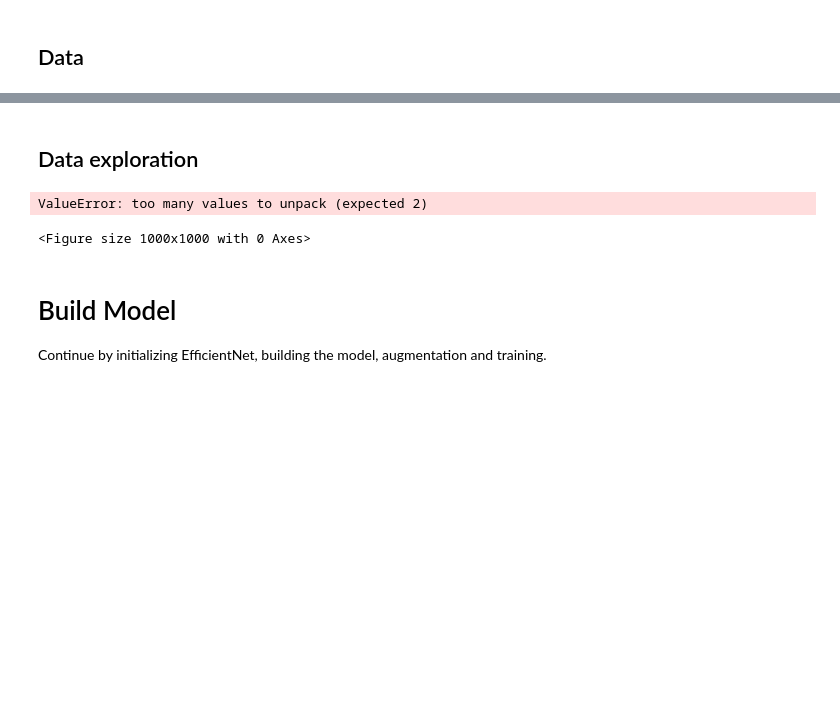
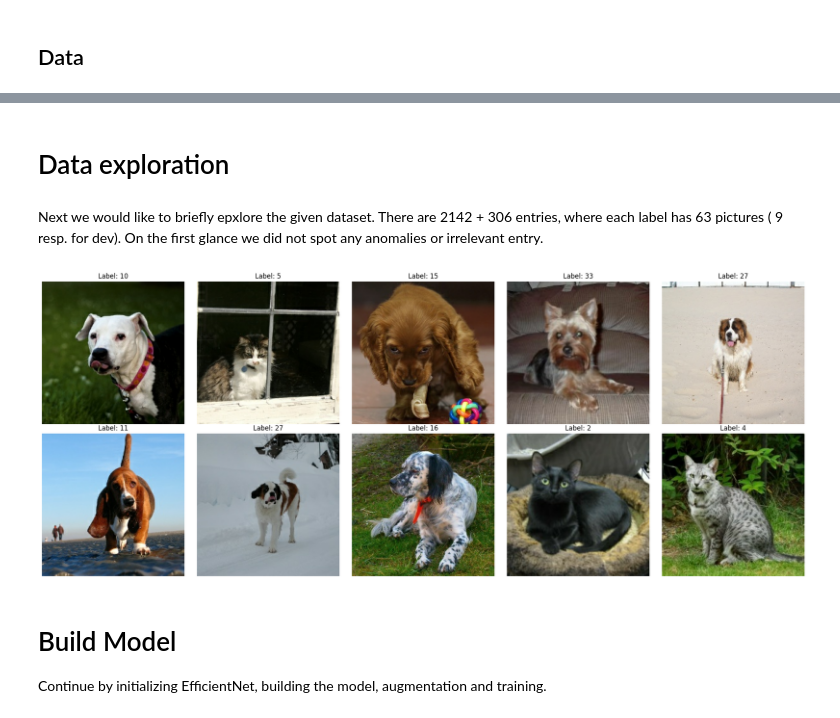
Before and after one commit to ancabenca/ds2-hw, a Jupyter notebook: Assigment2/DS_2_2024_HW2_template.ipynb, the cells around one changed output, grey strips where cells are left out. Cells and saved outputs as stored; diff of their text form; code cells hidden in the pictures; blank space fills up the shorter version.

```diff
--- a/Assigment2/DS_2_2024_HW2_template.ipynb
+++ b/Assigment2/DS_2_2024_HW2_template.ipynb
@@ -48,19 +68,29 @@ with open("hw2_outofsample.pickle", 'rb') as f:
     test = pickle.load(f)
 test = tf.data.Dataset.from_tensor_slices(test) # see https://www.tensorflow.org/api_docs/python/tf/data/Dataset
 # %% [markdown]
-## Data exploration
+# Data exploration
+# %% [markdown]
+Next we would like to briefly epxlore the given dataset. There are 2142 + 306 entries, where each label has 63 pictures ( 9 resp. for dev). On the first glance we did not spot any anomalies or irrelevant entry.
 # %%
-# Plot it
-plt.figure(figsize=(10, 10))
-for i, (image, label) in enumerate(train.take(9)):
-    ax = plt.subplot(3, 3, i + 1)
-    plt.imshow(image.numpy())
-    plt.title(int(label))
-    plt.axis('off')
-    plt.plot()
+def display_images(dataset, num_images):
+    columns = 5
+    rows = (num_images + columns - 1) // columns  # Calculate required rows for given number of images
+    plt.figure(figsize=(columns * 4, rows * 4))  # Adjust the figure size
+
+    for idx, data in enumerate(dataset.take(num_images)):
+        image, label = data['image'], data['label']
+        plt.subplot(rows, columns, idx + 1)  # Specify subplot position
+        plt.imshow(image.numpy())  # Display the image
+        plt.title(f"Label: {label.numpy()}")  # Add title with label
+        plt.axis('off')  # Hide axes for a cleaner look
+
+    plt.tight_layout()  # Optimize layout
+    plt.show()
+
+# Display the first 10 images from the training dataset
+display_images(dev, 10)
 # %% [output]
-ValueError: too many values to unpack (expected 2)
-<Figure size 1000x1000 with 0 Axes>
+[figure, added]
 # %% [markdown]
 # Build Model
 
```
Also changed, not shown: parts of 9 cells of this notebook.
